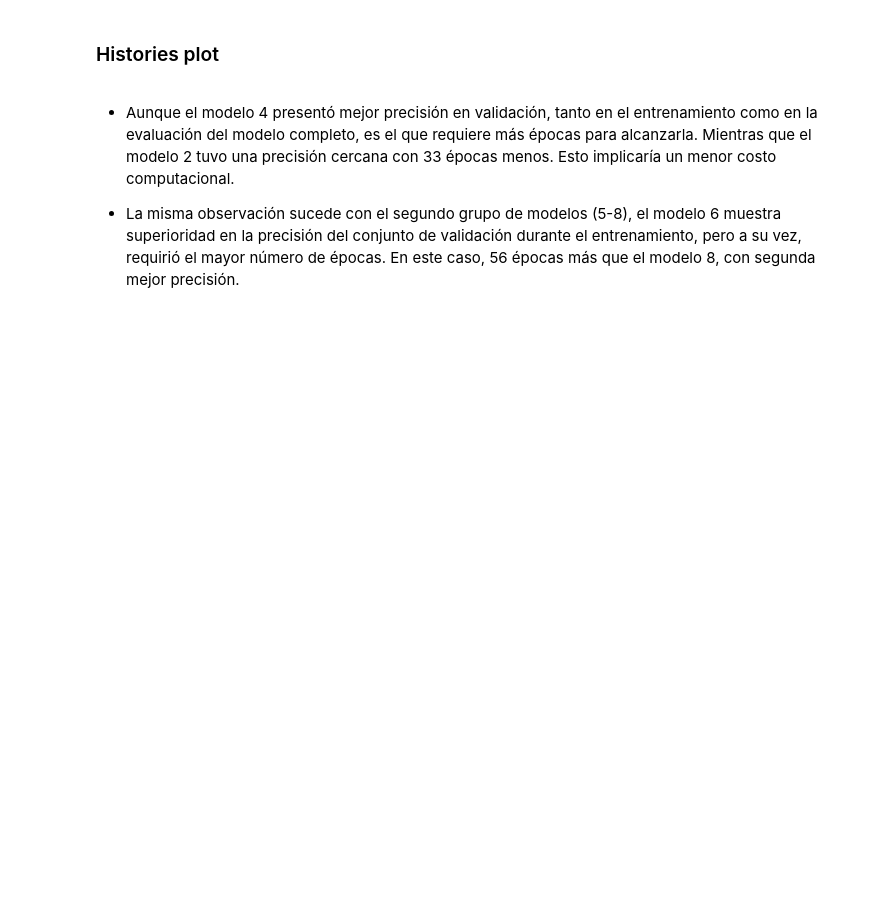
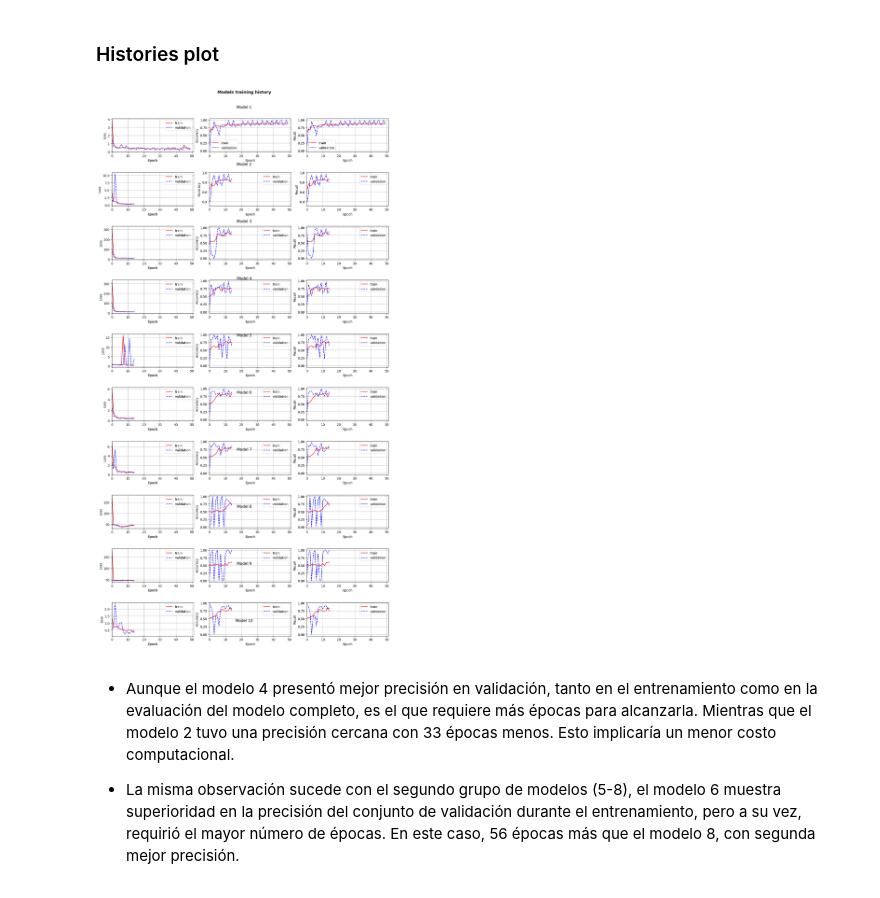
Before and after one commit to melissaortegaa/monografia, a Jupyter notebook: 02_baseline.ipynb, the cells around one changed output. Saved outputs shown, nothing was run; the diff lists cells and outputs as text; code cells hidden in the pictures; blank space fills up the shorter version.

```diff
--- a/02_baseline.ipynb
+++ b/02_baseline.ipynb
@@ -547,7 +587,7 @@ histories = [result[1] for result in results]
 titles = [result[0] for result in results]
 
 # Figures
-fig, axes = plt.subplots(len(histories),3, figsize= (13,20))
+fig, axes = plt.subplots(len(histories),3, figsize= (13,25))
 
 # Get x-axis lenght
 max_epoch = max([max(history.epoch) for history in histories])
@@ -564,34 +604,36 @@ for i, history in enumerate(histories):
         axes[i,0].set_ylabel('Loss')
 
         # Plot accuracy
         axes[i,1].plot(hist['epoch'], hist['accuracy'], label= 'train',  ls ='-', color = 'red')
         axes[i,1].plot(hist['epoch'], hist['val_accuracy'], label = 'validation', ls = '--', color = 'blue')
         axes[i,1].set_ylabel('Accuracy')
 
         # Plot recall
         val_recall_columns = [col for col in hist.columns if 'recall' in col]
         if val_recall_columns:
             axes[i,2].plot(hist['epoch'], hist[val_recall_columns[0]], label= 'train',  ls ='-', color = 'red')
             axes[i,2].plot(hist['epoch'], hist[val_recall_columns[1]], label= 'validation', ls = '--', color = 'blue')
             axes[i,2].set_ylabel('Recall')
         else:
             print(f"No se encontraron columnas de recall en la historia del modelo {titles[i]}")
 
         # Styling
         for j in range(3):
             axes[i,j].set_xlabel('Epoch')
             axes[i,j].legend()
             axes[i,j].set_xlim([0, max_epoch+2])
            # axes[i,j].set_ylim([0, 1])
             axes[i,j].grid(True)
 
         plt.subplots_adjust(hspace=0.5)
-        plt.figtext(0.5, ((i*-0.12) + 0.95), titles[i], va="center", ha="center", size=12)
+        plt.figtext(0.5, ((i*-0.10) + 0.95), titles[i], va="center", ha="center", size=12)
 
 fig.suptitle("Models training history", fontsize = 13, weight='bold')
 plt.tight_layout()
 plt.subplots_adjust(top=0.93, hspace= 0.6)
 plt.show();
+# %% [output]
+[figure, added]
 # %% [markdown]
 - Aunque el modelo 4 presentó mejor precisión en validación, tanto en el entrenamiento como en la evaluación del modelo completo, es el que requiere más épocas para alcanzarla. Mientras que el modelo 2 tuvo una precisión cercana con 33 épocas menos. Esto implicaría un menor costo computacional.
 
```
Also changed, not shown: parts of 7 cells of this notebook.
